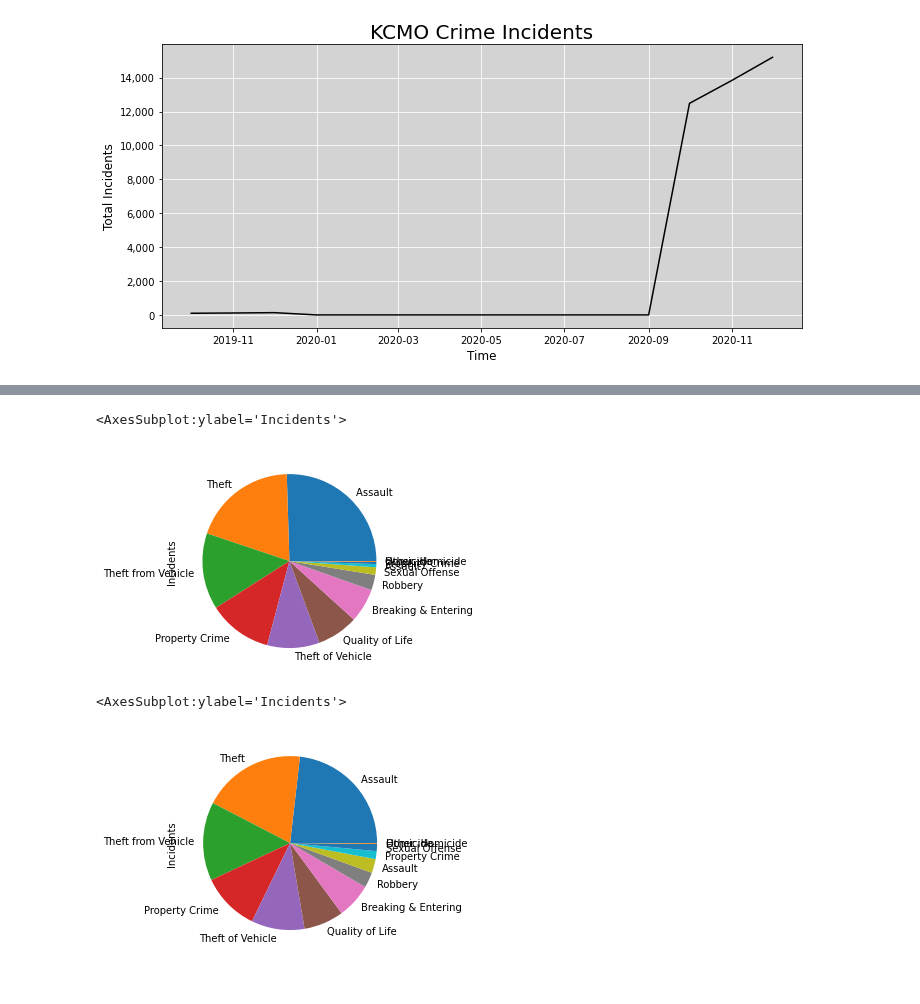
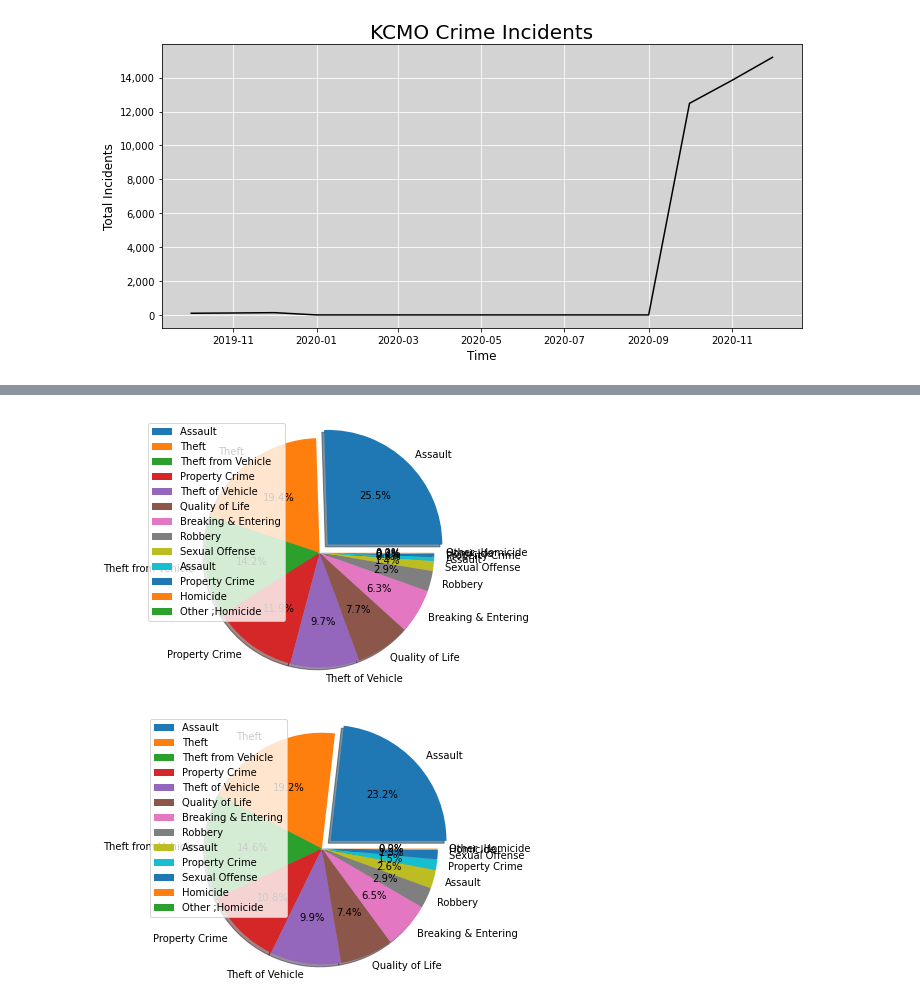
Before and after one commit to E-Weber/EKN-Project, a Jupyter notebook: Crime/CrimeAnalysis.ipynb, the cells around one changed output, grey strips where cells are left out. Cells and saved outputs as stored; diff of their text form; code cells hidden in the pictures.

```diff
--- a/Crime/CrimeAnalysis.ipynb
+++ b/Crime/CrimeAnalysis.ipynb
@@ -170,0 +181,8 @@ october20.plot(kind = "pie", y = "Incidents", labels = october20["Crime Type"],
+# %%
+explode = (0.1, 0, 0, 0, 0, 0, 0, 0, 0, 0, 0, 0, 0)
+october20.plot(kind = "pie", y = "Incidents", autopct = "%1.1f%%", explode = explode, shadow = True, labels = october20["Crime Type"], legend = True)
+plt.axis("equal")
+plt.ylabel("")
+plt.tight_layout()
+plt.savefig("Images/october20.png")
+plt.show()
@@ -171,10 +191,18 @@ october20.plot(kind = "pie", y = "Incidents", labels = october20["Crime Type"],
 # %%
-november20.plot(kind = "pie", y = "Incidents", labels = november20["Crime Type"], legend = False)
+november20.plot(kind = "pie", y = "Incidents", autopct = "%1.1f%%", explode = explode, shadow = True, labels = november20["Crime Type"], legend = True)
+plt.axis("equal")
+plt.ylabel("")
+plt.tight_layout()
+plt.savefig("Images/november20.png")
+plt.show()
 # %% [output]
-<AxesSubplot:ylabel='Incidents'>
-[figure, old version]
+[figure, new version]
 # %%
-december20.plot(kind = "pie", y = "Incidents", labels = december20["Crime Type"], legend = False)
+december20.plot(kind = "pie", y = "Incidents", autopct = "%1.1f%%", explode = explode, shadow = True, labels = december20["Crime Type"], legend = True)
+plt.axis("equal")
+plt.ylabel("")
+plt.tight_layout()
+plt.savefig("Images/december20.png")
+plt.show()
 # %% [output]
-<AxesSubplot:ylabel='Incidents'>
-[figure, old version]
+[figure, new version]
```
Also changed, not shown: parts of 6 cells of this notebook, 6 other files.
